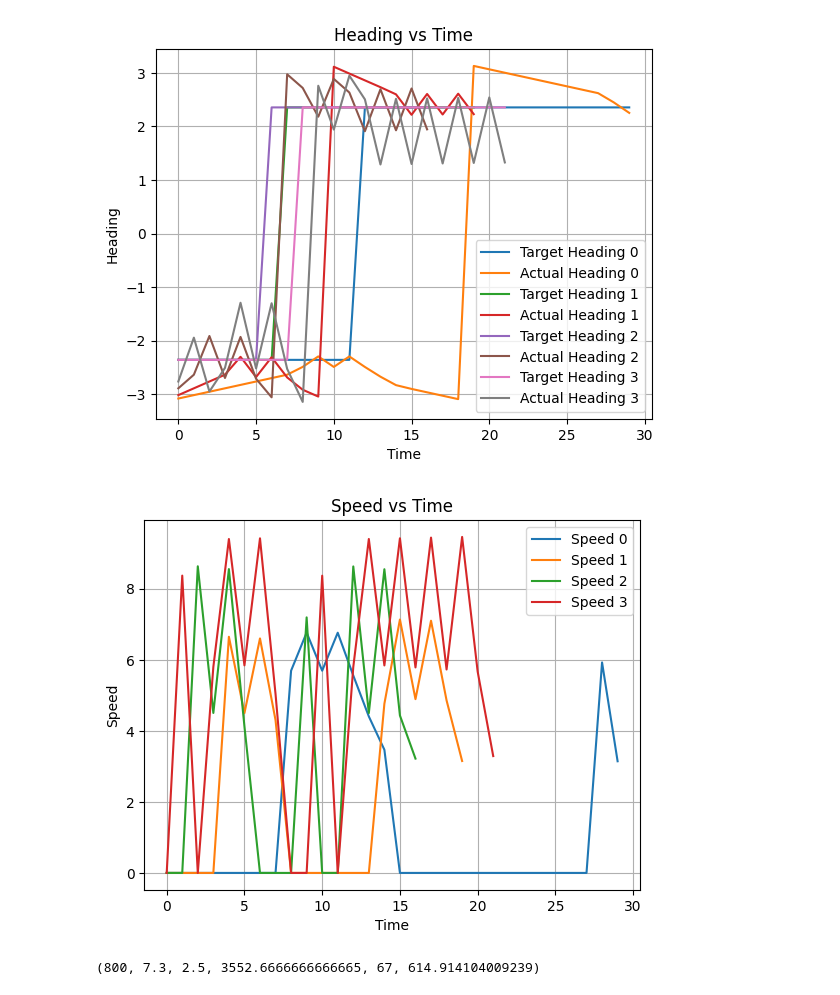
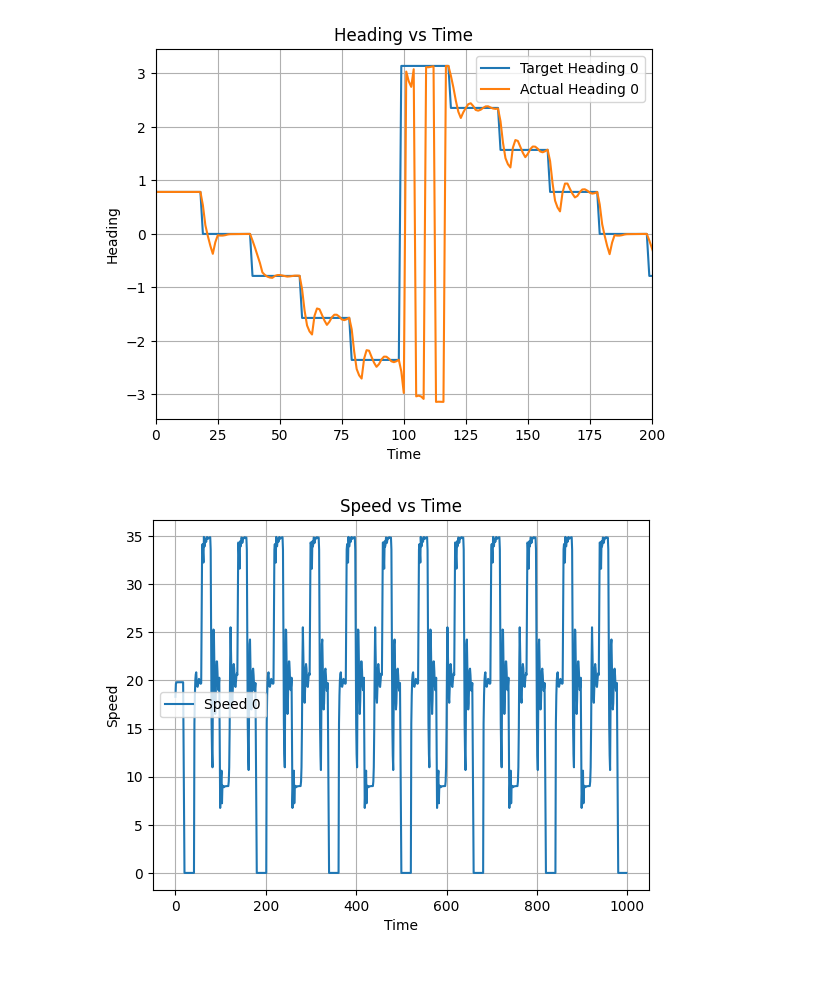
Before and after one commit to opensailing/boat_learner, a Jupyter notebook: python_notebooks/boat_sim.ipynb, the cells around one changed output. Drawn from its saved outputs; the diff is of its cells as text; code cells hidden in the pictures.

```diff
--- a/python_notebooks/boat_sim.ipynb
+++ b/python_notebooks/boat_sim.ipynb
@@ -1,79 +1,78 @@
 # %%
 import numpy as np
 import matplotlib.pyplot as plt
-from boat_simulation import Boat
+from boat_simulation import Boat, PIDController, wrap_phase, angle_difference
 # Simulation setup
 
 
 # for inertia_factor in [0, 0.3, 0.9]:
 target_heading_initial = np.pi / 4
-target_heading_final = 2*np.pi - np.pi / 4
+# target_heading_final = -np.pi / 2
 
+heading_inc = -np.pi / 4
+
+# target_heading_initial = 0
+# target_heading_final = np.pi / 2
 wind_speed = 6.17  # m/s = 12kts
 wind_angle = 0  # radians
-
-def angle_difference(angle1, angle2):
-    # Normalize angles to [0, 2*pi)
-    angle1 = angle1 % (2 * np.pi)
-    angle2 = angle2 % (2 * np.pi)
-
-    # Compute the difference
-    diff = angle2 - angle1
-
-    # Adjust differences larger than pi to find the shortest path
-    if diff > np.pi:
-        diff -= 2 * np.pi
-    elif diff < -np.pi:
-        diff += 2 * np.pi
-
-    return diff
 
 # Simulation loop
 headings = []
 speeds = []
 
-for action_amplitude in [15, 30, 60, 90]:
+for pid_constants in [[2, 0.1, 0.001]]:
     target_heading = target_heading_initial
     trajectory = []
     headings.append([])
     speeds.append([])
-    boat = Boat(mass=960+320, drag_coefficient=0.003, sail_area=67+25)
-    for timestep in range(1000):
-        if boat.y >= 100:
-            target_heading = target_heading_final
+    boat = Boat(mass=960+320, sail_area=67+25)
+    boat.heading = target_heading_initial
+    controller = PIDController(*pid_constants)
+    dt = 5
+    final = True
+    for timestep in range(1, 1000):
+        # if boat.y >= 50:
+        #     target_heading = target_heading_final
 
-        sign = np.sign(angle_difference(boat.heading, target_heading))
-        action = sign * action_amplitude / 180 * np.pi
-        boat.step(wind_speed, wind_angle, action, 15)
+        if timestep % 20 == 0:
+            target_heading += heading_inc
+
+        action = controller.step(boat.heading, target_heading, dt, -np.pi/2, np.pi/2)
+        boat.step(wind_speed, wind_angle, action, dt)
 
         trajectory.append([boat.x, boat.y])
         headings[-1].append([target_heading, boat.heading, action])
         speeds[-1].append([boat.speed])
 
-        if boat.y > 300:
-            break
+        # if boat.y > 300:
+        #     break
 
     # Plotting the trajectory
     trajectory = np.array(trajectory)
-    plt.plot(trajectory[:, 0], trajectory[:, 1], '--', label=f'Action Amplitude: {action_amplitude}')
+    plt.plot(trajectory[:, 0], trajectory[:, 1], '--', label=f'PID Constants: (Kp: {pid_constants[0]}, Kd: {pid_constants[1]}, Ki: {pid_constants[2]})')
 
 plt.legend()
 plt.xlabel('X Position')
 plt.ylabel('Y Position')
 plt.title('Boat Trajectory')
 plt.grid(True)
+# plt.xlim([-200, 200])
+# plt.ylim([-200, 200])
 plt.show()
 
 for i, h in enumerate(headings):
-    h = np.array(h)
-    plt.plot(h[:, 0] - np.pi, label=f'Target Heading {i}')
-    plt.plot(h[:, 1] - np.pi, label=f'Actual Heading {i}')
+    h = wrap_phase(np.array(h))
+    h = np.where(h > np.pi, h - 2 * np.pi, h)
+    plt.plot(h[:, 0], label=f'Target Heading {i}')
+    plt.plot(h[:, 1], label=f'Actual Heading {i}')
     # plt.plot(h[:, 2], label=f'Rudder Angle {i}')
 plt.legend()
 plt.xlabel('Time')
 plt.ylabel('Heading')
 plt.title('Heading vs Time')
 plt.grid(True)
+plt.xlim([0, 200])
+plt.ylim([-1.1 * np.pi, 1.1 * np.pi])
 plt.show()
 
 for i, h in enumerate(speeds):
@@ -90,6 +89,2 @@ plt.show()
-[figure, old version]
+[figure, new version]
-[figure, old version]
+[figure, new version]
-# %%
-boat.mass, boat.length, boat.beam, boat.moment_of_inertia, boat.sail_area, boat.calculate_turning_torque(np.pi, boat.speed)
-# %% [output]
-(800, 7.3, 2.5, 3552.6666666666665, 67, 614.914104009239)
```
Also changed, not shown: parts of 2 cells of this notebook, 3 other files.
